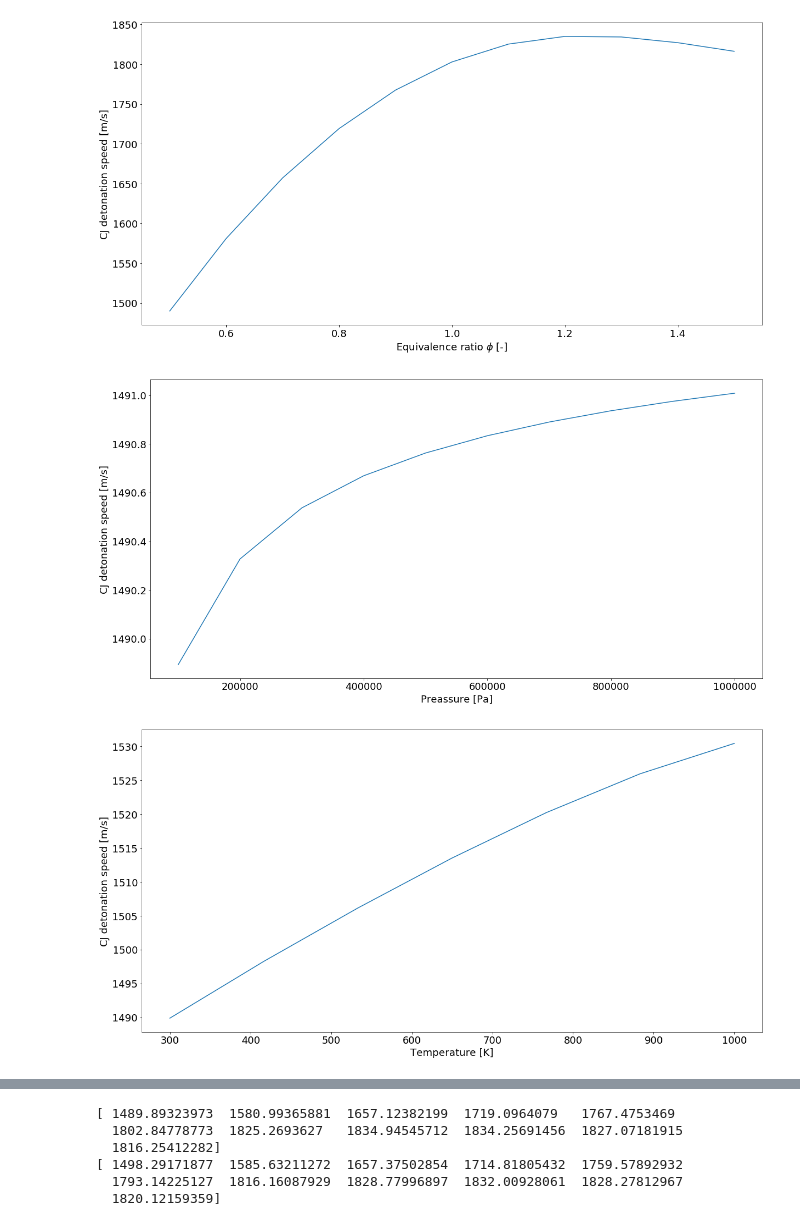
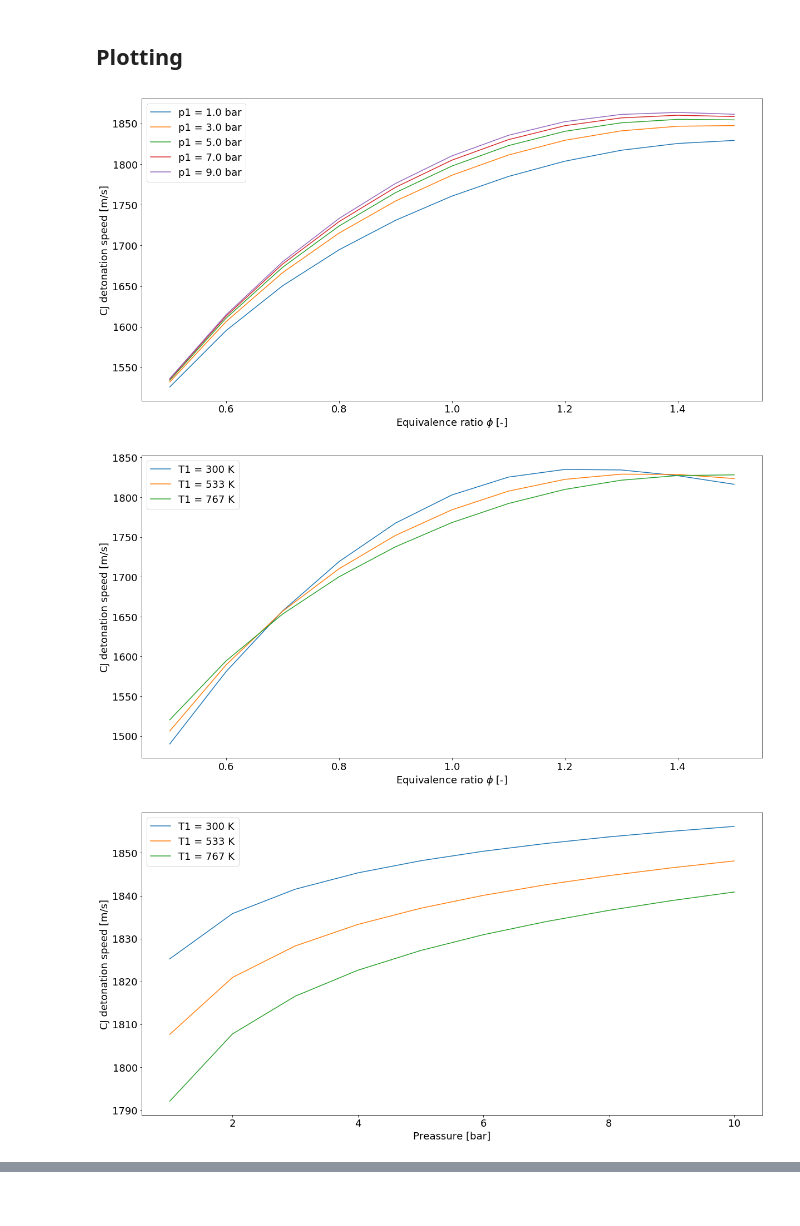
Before and after one commit to Bazyl29/MKWS, a Jupyter notebook: Detonation speed.ipynb, the cells around one changed output, grey strips where cells are left out. Cells and saved outputs as stored; diff of their text form; code cells hidden in the pictures; blank space fills up the shorter version.

```diff
--- a/Detonation speed.ipynb
+++ b/Detonation speed.ipynb
@@ -68,33 +79,74 @@ while p_index < p_steps:
+# %% [markdown]
+## Plotting
 # %%
 font = {'family' : 'DejaVu Sans',
         'weight' : 'normal',
         'size'   : 18}
 
 plt.rc('font', **font)
 
 plt.figure(figsize=(20,10))
-plt.plot(phi, cj_speed[0,0,:])
+for i in range(p_steps/2):
+    plt.plot(phi, cj_speed[2*i,5,:], label = 'p1 = %.1f bar' % p1bar[2*i])
+    plt.plot()
 plt.xlabel('Equivalence ratio $\phi$ [-]')
 plt.ylabel('CJ detonation speed [m/s]')
 plt.title("")
+plt.legend()
 plt.show()
+#plt.savefig('CJU_phi_p1var.png')
 
 plt.figure(figsize=(20,10))
-plt.plot(p1bar, cj_speed[:,0,0])
-plt.xlabel('Preassure [Pa]')
+for i in range(T_steps/2):
+    plt.plot(phi, cj_speed[0,2*i,:], label = 'T1 = %.0f K' % T1[2*i])
+    plt.plot()
+plt.xlabel('Equivalence ratio $\phi$ [-]')
 plt.ylabel('CJ detonation speed [m/s]')
 plt.title("")
+plt.legend()
 plt.show()
-#plt.savefig('T_z_Xvar.png')
+#plt.savefig('CJU_phi_T1var.png')
 
 plt.figure(figsize=(20,10))
-plt.plot(T1, cj_speed[0,:,0])
+for i in range(T_steps/2):
+    plt.plot(p1bar, cj_speed[:,2*i,6], label = 'T1 = %.0f K' % T1[2*i])
+plt.xlabel('Preassure [bar]')
+plt.ylabel('CJ detonation speed [m/s]')
+plt.title("")
+plt.legend()
+plt.show()
+#plt.savefig('CJU_p1_T1var.png')
+
+plt.figure(figsize=(20,10))
+for i in range(phi_steps/2):
+    plt.plot(p1bar, cj_speed[:,0,2*i], label = '$\phi$ = %.1f' % phi[2*i])
+plt.xlabel('Preassure [bar]')
+plt.ylabel('CJ detonation speed [m/s]')
+plt.title("")
+plt.legend()
+plt.show()
+#plt.savefig('CJU_p1_phivar.png')
+
+plt.figure(figsize=(20,10))
+for i in range(p_steps/2):
+    plt.plot(T1, cj_speed[2*i,:,6], label = 'p1 = %.1f bar' % p1bar[2*i])
 plt.xlabel('Temperature [K]')
 plt.ylabel('CJ detonation speed [m/s]')
 plt.title("")
+plt.legend()
 plt.show()
-#plt.savefig('T_z_Xvar.png')
+#plt.savefig('CJU_T1_p1var.png')
+
+plt.figure(figsize=(20,10))
+for i in range(phi_steps/2):
+    plt.plot(T1, cj_speed[0,:,2*i], label = '$\phi$ = %.1f' % phi[2*i])
+plt.xlabel('Temperature [K]')
+plt.ylabel('CJ detonation speed [m/s]')
+plt.title("")
+plt.legend()
+plt.show()
+#plt.savefig('CJU_T1_phivar.png')
 # %% [output]
-[figure, old version]
+[figure, new version]
-[figure, old version]
+[figure, new version]
-[figure, old version]
+[figure, new version]
@@ -101,10 +155,0 @@ plt.show()
-# %%
-print(cj_speed[0,0,:])
-print(cj_speed[0,1,:])
-# %% [output]
-[ 1489.89323973  1580.99365881  1657.12382199  1719.0964079   1767.4753469
-  1802.84778773  1825.2693627   1834.94545712  1834.25691456  1827.07181915
-  1816.25412282]
-[ 1498.29171877  1585.63211272  1657.37502854  1714.81805432  1759.57892932
-  1793.14225127  1816.16087929  1828.77996897  1832.00928061  1828.27812967
-  1820.12159359]
```
Also changed, not shown: parts of 11 cells of this notebook.
